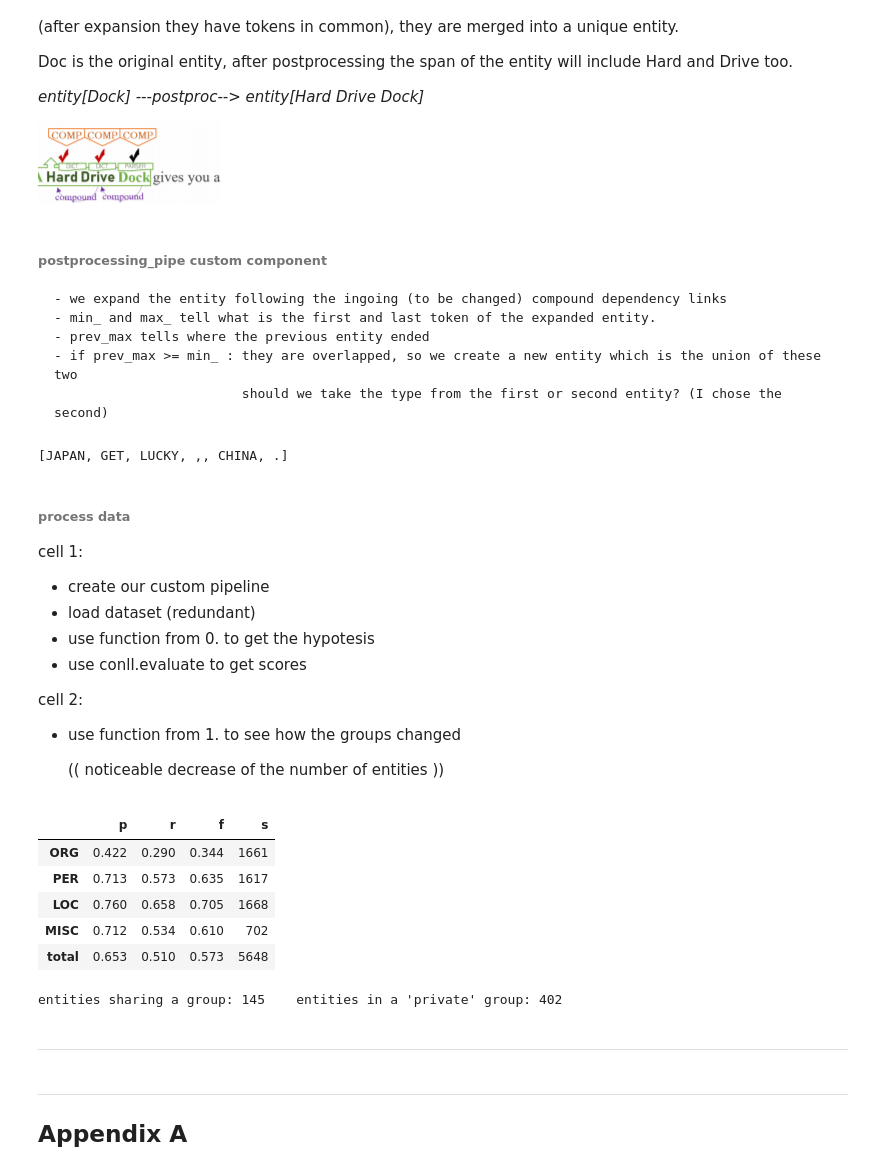
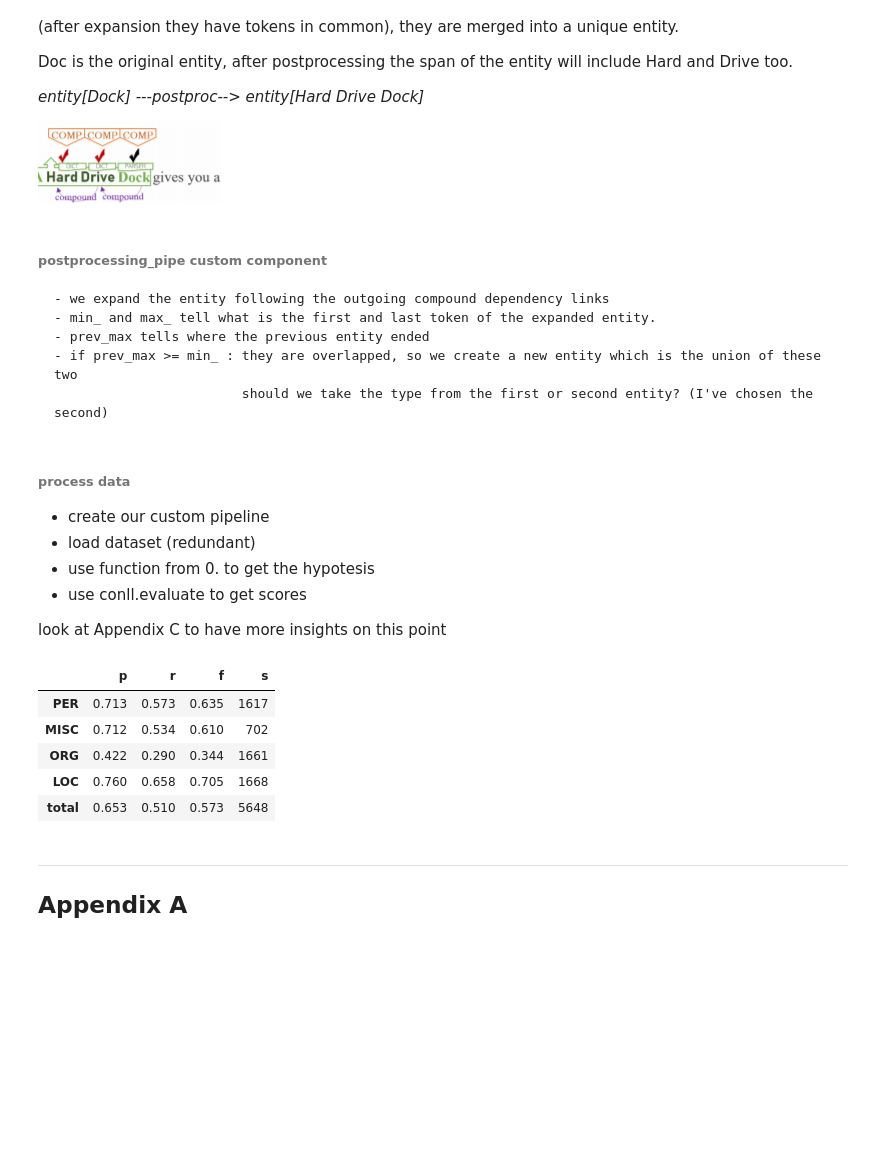
Before and after one commit to thomasreolon/NLU_unitn, a Jupyter notebook: notebooks/Assignment2.ipynb, the cells around one changed output. Saved outputs shown, nothing was run; the diff lists cells and outputs as text; code cells hidden in the pictures; blank space fills up the shorter version.

```diff
--- a/notebooks/Assignment2.ipynb
+++ b/notebooks/Assignment2.ipynb
@@ -426,11 +440,11 @@ Doc is the original entity, after postprocessing the span of the entity will inc
 # %% [markdown]
 ###### **postprocessing_pipe custom component**
 
-    - we expand the entity following the ingoing (to be changed) compound dependency links
+    - we expand the entity following the outgoing compound dependency links
     - min_ and max_ tell what is the first and last token of the expanded entity.
     - prev_max tells where the previous entity ended
     - if prev_max >= min_ : they are overlapped, so we create a new entity which is the union of these two
-                            should we take the type from the first or second entity? (I chose the second)
+                            should we take the type from the first or second entity? (I've chosen the second)
 # %%
 ## extend Span of entity to full chunk using .compound
 def postprocessing_pipe(doc:Doc) -> Doc:
@@ -475,72 +489,39 @@ def postprocessing_pipe(doc:Doc) -> Doc:
     ents = extended_ents
   doc.ents = ents                                               # update ents
   return doc
-# %%
-nlp = spacy.load('en_core_web_sm')
-nlp.tokenizer = WhitespaceTokenizer(nlp.vocab)
-data, corpus = get_data()
-doc = nlp(corpus[0])
-# %%
-list(doc[5].children)
-#list(doc[5].subtree)
-# %% [output]
-[JAPAN, GET, LUCKY, ,, CHINA, .]
 # %% [markdown]
 ###### **process data**
 
-cell 1:
 - create our custom pipeline
 - load dataset (redundant)
 - use function from 0. to get the hypotesis
 - use conll.evaluate to get scores
 
-cell 2:
-- use function from 1. to see how the groups changed
-
-    (( noticeable decrease of the number of entities ))
+look at Appendix C to have more insights on this point
 # %%
 nlp = spacy.load('en_core_web_sm')
 nlp.tokenizer = WhitespaceTokenizer(nlp.vocab)
 nlp.add_pipe(conll_convert_pipe, last=True)                         # get conll2003 labels (from point 0.)
 nlp.add_pipe(postprocessing_pipe, last=True)                        # update labels & ents using compound dep
-nlp.add_pipe(group_entities_pipe, last=True)                        # (from point 1.)
 
 data, corpus = get_data(train=False)
 
 refs = [[(tok, iob) for tok, _, _, iob in sent] for sent in data]
 hyps = get_tag_prediction_1(corpus)
 # compute metrics at chunk level
 results = evaluate(refs, hyps)
 
 
 # print results
 pd_tbl = pd.DataFrame().from_dict(results, orient='index')
 pd_tbl.round(decimals=3)
 # %% [output]
 |  | p | r | f | s |
+| PER | 0.713 | 0.573 | 0.635 | 1617 |
+| MISC | 0.712 | 0.534 | 0.610 | 702 |
 | ORG | 0.422 | 0.290 | 0.344 | 1661 |
-| PER | 0.713 | 0.573 | 0.635 | 1617 |
 | LOC | 0.760 | 0.658 | 0.705 | 1668 |
-| MISC | 0.712 | 0.534 | 0.610 | 702 |
 | total | 0.653 | 0.510 | 0.573 | 5648 |
-# %%
-# from point 1.
-stats = defaultdict(lambda:0)
-for doc in nlp.pipe(corpus):
-  for group in doc._.g_ents:
-    group.sort()                          # [PERSON, LOC] == [LOC, PERSON]
-    stats['-'.join(group)] += 1           # counter combinations
-stats = [(k,v) for k,v in stats.items()]
-stats.sort(key=lambda x: -x[1])           # order by most frequent
-
-
-# notice: before using postprocessing_pipe we had 423+7080 entities (in point1.), now only 145 + 402  (because we grouped them through compound)
-print("entities sharing a group:",sum([v for k,v in stats if '-' in k]),
-   "   entities in a 'private' group:", sum([v for k,v in stats if '-' not in k]))
-# %% [output]
-entities sharing a group: 145    entities in a 'private' group: 402
-# %% [markdown]
-___
 # %% [markdown]
 ___
 
```
Also changed, not shown: parts of 18 cells of this notebook.
